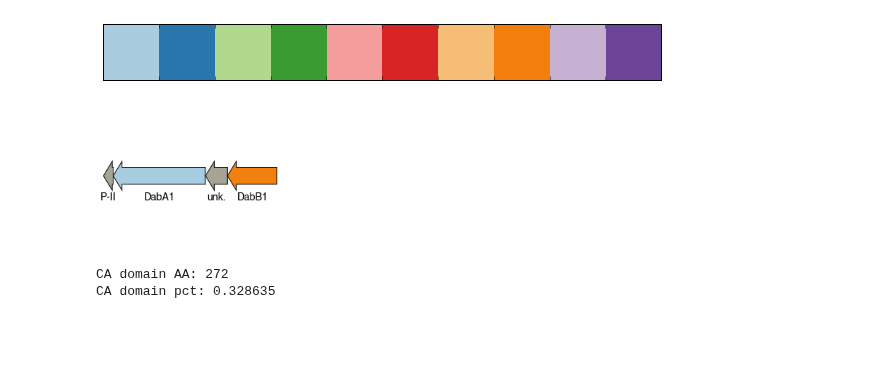
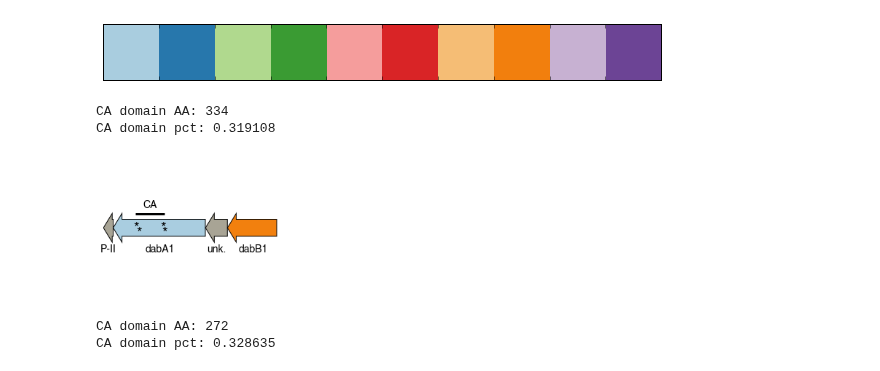
Before and after one commit to jackdesmarais/DabTransporterPaper, a Jupyter notebook: scripts/figure 3 CAFree complementation by DAB.ipynb, the cells around one changed output. Drawn from its saved outputs; the diff is of its cells as text; code cells hidden in the pictures; blank space fills up the shorter version.

```diff
--- a/scripts/figure 3 CAFree complementation by DAB.ipynb
+++ b/scripts/figure 3 CAFree complementation by DAB.ipynb
@@ -24,12 +24,11 @@ sns.palplot(qual_palette)
 # %% [output]
 [figure]
 # %%
-# TODO(JD): put annotations in here for figures below.
 short_names = {'HNEAP_RS04610': 'ParA',
                'HNEAP_RS04615': 'acRAF',
                'HNEAP_RS04635': 'csos4B',
                'HNEAP_RS04605': 'unk.',
-               'HNEAP_RS04585': 'DabA1',
+               'HNEAP_RS04585': 'dabA1',
                'HNEAP_RS04575': 'CbbQ',
                'HNEAP_RS04580': 'P-II',
                'HNEAP_RS04680': 'unk.',
@@ -44,7 +43,7 @@ short_names = {'HNEAP_RS04610': 'ParA',
                'HNEAP_RS04555': 'TS',
                'HNEAP_RS04690': 'unk.',
                'HNEAP_RS04670': 'DUF302',
-               'HNEAP_RS04595': 'DabB1',
+               'HNEAP_RS04595': 'dabB1',
                'HNEAP_RS04655': 'rbcS',
                'HNEAP_RS04570': 'unk.',
                'HNEAP_RS04630': 'csos1C',
@@ -55,14 +54,14 @@ short_names = {'HNEAP_RS04610': 'ParA',
                'HNEAP_RS04650': 'csos2',
                'HNEAP_RS01020': 'GLUL',
                'HNEAP_RS01065': 'DUF839',
-               'HNEAP_RS01030': 'DabA2',
+               'HNEAP_RS01030': 'dabA2',
                'HNEAP_RS01045': 'DUF3817',
                'HNEAP_RS01010': 'DNA-binding',
                'HNEAP_RS01050': 'PTH',
                'HNEAP_RS01025': 'TspO',
                'HNEAP_RS01055': 'unk.',
                'HNEAP_RS01015': 'kinase',
-               'HNEAP_RS01035': 'DabB2',
+               'HNEAP_RS01035': 'dabB2',
                'HNEAP_RS01060': 'thioredoxin',
                'HNEAP_RS01040': 'LysR',
                'HNEAP_RS07310': 'unk.',
@@ -105,6 +104,13 @@ fig,ax = plt.subplots(figsize=(15, 3.5), frameon=False)
 plt.ylim(0, 0.4)
 region = (983594-10000,983594-4000)
 
+
+homology_tasser = [x*3*len_per_bp for x in [462,464,721,736]]
+homology_phyre_and_tasser = [714, 796,462,464,721,736 ]
+homology_AA = [max(homology_phyre_and_tasser),min(homology_phyre_and_tasser)]
+print('CA domain AA: %d'%(homology_AA[0]-homology_AA[1]))
+homology_bp = [x*3 for x in homology_AA]
+homology_distance = [x*len_per_bp for x in homology_bp]
 
 y = 0.2
 
@@ -150,34 +156,43 @@ for gene_idx in genes_in_region.index:
             width=width, length_includes_head=True,
             head_width=headwidth,
             head_length=head_length, fill=True,facecolor=c)
         ax.add_artist(genePic)
         plt.text(start-length/2, y-0.07, gene_name, ha='center', fontsize=14)
+    if gene_name == 'dabA1':
+        plt.hlines(y+0.04,start-homology_distance[0],start-homology_distance[1],lw=3)
+        mean = (homology_distance[1]+homology_distance[0])/2
+        print('CA domain pct: %f'%((homology_bp[0]-homology_bp[1])/gene_length))
+        plt.text(start-mean, y+0.06, 'CA', ha='center', fontsize=14)
+        for i,site in enumerate(homology_tasser):
+            plt.text(start-site-(i*0.005), y-((i+1)%2)*0.015, '*',va='center', ha='center', fontsize=20)
 
 # poses = (insert_in_region.pos - region_start) * len_per_bp
 # n_positions = len(poses)
 
 # bottoms = [y+height+headwidth/2 + 0.045]*n_positions
 # tops = bottoms + (height*insert_in_region.n_total)
 # plt.vlines(poses, bottoms, tops, colors='k')
 
 # bottoms = np.array([y+height+headwidth/2+0.01]*n_positions)
 # tops = bottoms + 0.03
 # plt.vlines(poses, tops, bottoms, colors=insert_color, linewidth=0.75)
 
 # print(dict(zip(genes_in_region.locusId, genes_in_region.desc)))
 ax.xaxis.set_visible(False)
 ax.yaxis.set_visible(False)
 ax.spines['right'].set_visible(False)
 ax.spines['top'].set_visible(False)
 ax.spines['left'].set_visible(False)
 ax.spines['bottom'].set_visible(False)
 plt.xlim(0,length_longest_axis)
 plt.tight_layout()
 
 plt.savefig('fig3/fig3A_sub2.eps', format='eps', bbox_inches='tight')
 plt.show()
 # %% [output]
+CA domain AA: 334
+CA domain pct: 0.319108
-[figure, old version]
+[figure, new version]
 # %%
 # Dab2 operon
 fig,ax = plt.subplots(figsize=(15, 3.5), frameon=False)
```
Also changed, not shown: parts of 5 cells of this notebook, 11 other files.
